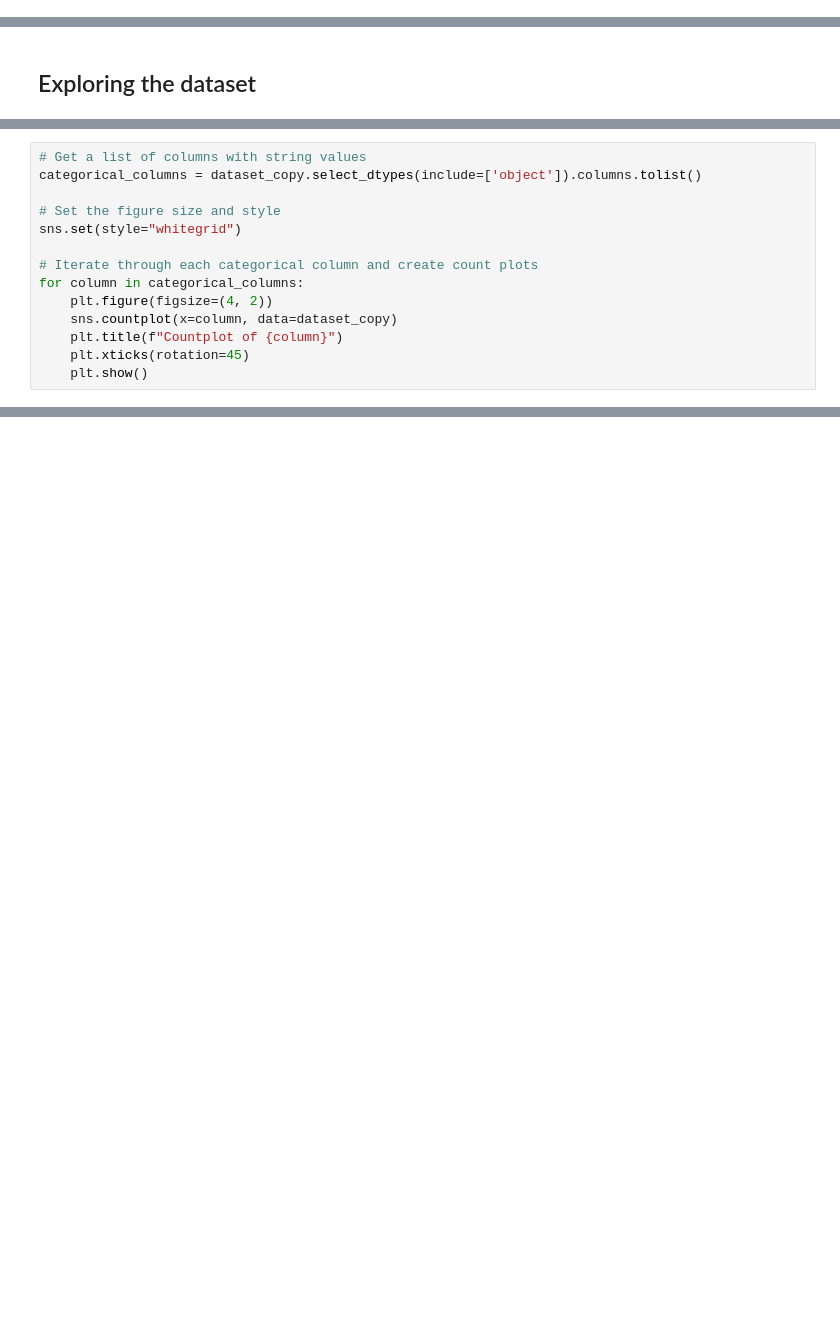
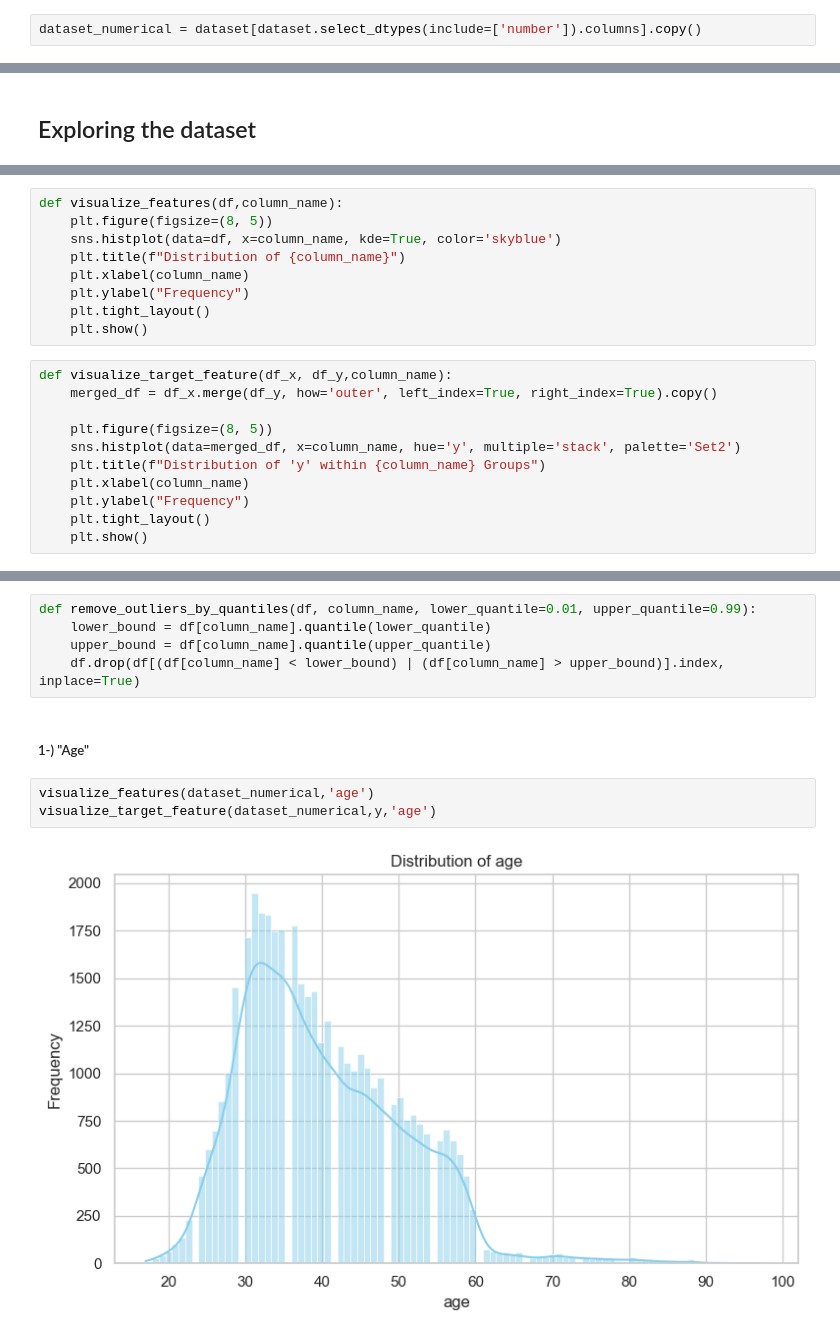
Before and after one commit to batuhanozzer/bankMarketing, a Jupyter notebook: ceng474_BankMarketing.ipynb, the cells around one changed output, grey strips where cells are left out. Saved outputs shown, nothing was run; the diff lists cells and outputs as text; blank space fills up the shorter version.

Commit message:
Replacing the data preprocess method

```diff
--- a/ceng474_BankMarketing.ipynb
+++ b/ceng474_BankMarketing.ipynb
@@ -25,0 +70,2 @@ dataset.shape
+# %%
+dataset_numerical = dataset[dataset.select_dtypes(include=['number']).columns].copy()
@@ -160,14 +108,0 @@ data_copy2.shape
-# %%
-# Get a list of columns with string values
-categorical_columns = dataset_copy.select_dtypes(include=['object']).columns.tolist()
-
-# Set the figure size and style
-sns.set(style="whitegrid")
-
-# Iterate through each categorical column and create count plots
-for column in categorical_columns:
-    plt.figure(figsize=(4, 2))
-    sns.countplot(x=column, data=dataset_copy)
-    plt.title(f"Countplot of {column}")
-    plt.xticks(rotation=45)
-    plt.show()
@@ -256,0 +111,20 @@ data_copy2.shape
+# %%
+def visualize_features(df,column_name):
+    plt.figure(figsize=(8, 5))
+    sns.histplot(data=df, x=column_name, kde=True, color='skyblue')
+    plt.title(f"Distribution of {column_name}")
+    plt.xlabel(column_name)
+    plt.ylabel("Frequency")
+    plt.tight_layout()
+    plt.show()
+# %%
+def visualize_target_feature(df_x, df_y,column_name):
+    merged_df = df_x.merge(df_y, how='outer', left_index=True, right_index=True).copy()
+
+    plt.figure(figsize=(8, 5))
+    sns.histplot(data=merged_df, x=column_name, hue='y', multiple='stack', palette='Set2')
+    plt.title(f"Distribution of 'y' within {column_name} Groups")
+    plt.xlabel(column_name)
+    plt.ylabel("Frequency")
+    plt.tight_layout()
+    plt.show()
@@ -256,0 +139,12 @@ data_copy2.shape
+# %%
+def remove_outliers_by_quantiles(df, column_name, lower_quantile=0.01, upper_quantile=0.99):
+    lower_bound = df[column_name].quantile(lower_quantile)
+    upper_bound = df[column_name].quantile(upper_quantile)
+    df.drop(df[(df[column_name] < lower_bound) | (df[column_name] > upper_bound)].index, inplace=True)
+# %% [markdown]
+##### 1-) "Age"
+# %%
+visualize_features(dataset_numerical,'age')
+visualize_target_feature(dataset_numerical,y,'age')
+# %% [output]
+[figure, added]
```
Also changed, not shown: parts of 38 cells of this notebook.
